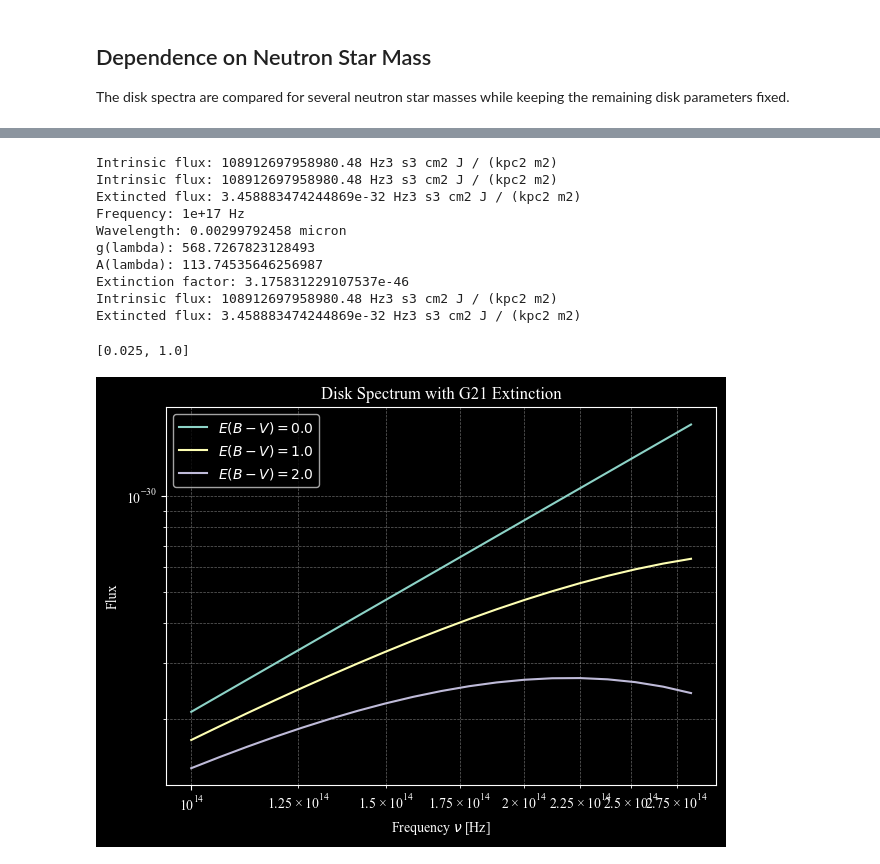
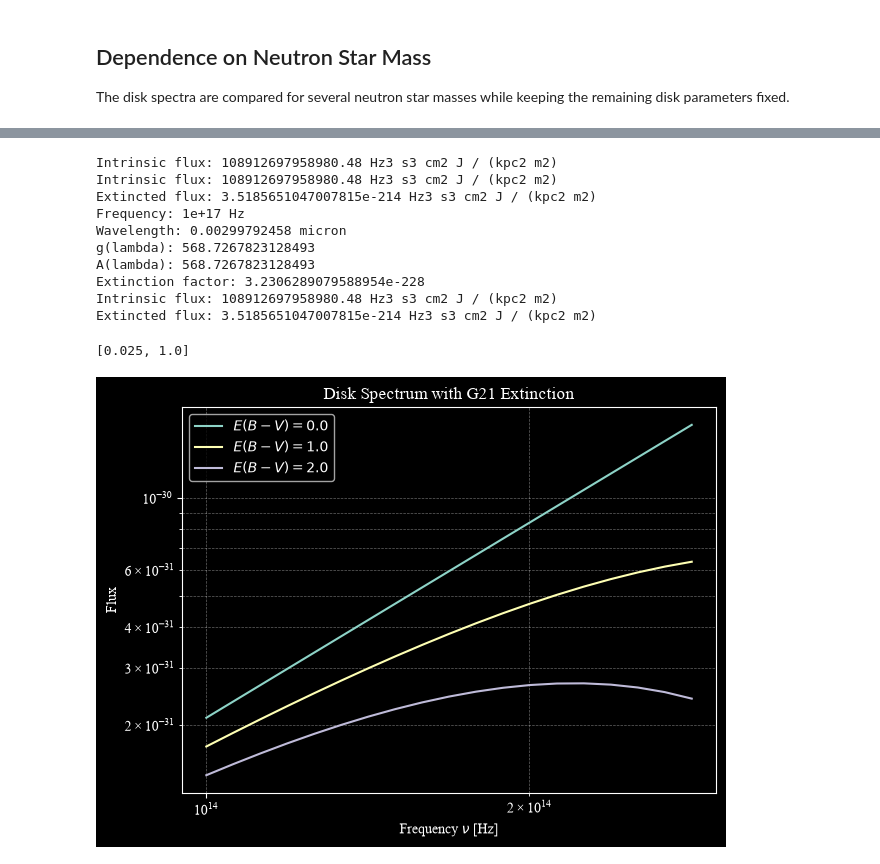
Before and after one commit to milanajberhe/Magnetars_Infrared, a Jupyter notebook: dust_extinction_disk_model.ipynb, the cells around one changed output, grey strips where cells are left out. Drawn from its saved outputs; the diff is of its cells as text; code cells hidden in the pictures.

```diff
--- a/dust_extinction_disk_model.ipynb
+++ b/dust_extinction_disk_model.ipynb
@@ -831,11 +828,11 @@ F_nu = disk_flux_nu(
 
 print("Intrinsic flux:", F_nu)
 
-E_BV = 0.2
+# E_BV = 0.2
 # E_BV = 0.0   # no extinction
 # E_BV = 0.1   # low extinction
 # E_BV = 0.5   # stronger extinction
-# E_BV = 1.0   # very strong extinction
+E_BV = 1.0   # very strong extinction
 
 F_nu_extincted = apply_extinction(
     F_nu,
@@ -863,14 +860,14 @@ print("Extincted flux:", F_nu_extincted)
 # %% [output]
 Intrinsic flux: 108912697958980.48 Hz3 s3 cm2 J / (kpc2 m2)
 Intrinsic flux: 108912697958980.48 Hz3 s3 cm2 J / (kpc2 m2)
-Extincted flux: 3.458883474244869e-32 Hz3 s3 cm2 J / (kpc2 m2)
+Extincted flux: 3.5185651047007815e-214 Hz3 s3 cm2 J / (kpc2 m2)
 Frequency: 1e+17 Hz
 Wavelength: 0.00299792458 micron
 g(lambda): 568.7267823128493
-A(lambda): 113.74535646256987
-Extinction factor: 3.175831229107537e-46
+A(lambda): 568.7267823128493
+Extinction factor: 3.2306289079588954e-228
 Intrinsic flux: 108912697958980.48 Hz3 s3 cm2 J / (kpc2 m2)
-Extincted flux: 3.458883474244869e-32 Hz3 s3 cm2 J / (kpc2 m2)
+Extincted flux: 3.5185651047007815e-214 Hz3 s3 cm2 J / (kpc2 m2)
 # %%
 #what range G21 accepts
 
@@ -881,9 +878,9 @@ print(G21.x_range)
 # Replotting the dust extinction
 
 #generate wavelengths between 1 to 32 microns within the correct range
-frequencies_q = np.asarray(frequencies) * u.Hz
+frequencies_model = frequencies * u.Hz
 
-wavelengths = frequencies_q.to(
+wavelengths_model = frequencies_model.to(
     u.micron,
     equivalencies=u.spectral()
 )
@@ -892,46 +889,46 @@ wavelengths = frequencies_q.to(
 
 # initialize the model before the mask
 ext = G21()
+Rv = 3.1 # use R_V = 3.1 to convert E(B-V) to A(v)
+E_BV = 1
+Av = Rv * E_BV
 
 # Select wavelengths within the G21 range: 1–40 microns
 lambda_min = (1 / ext.x_range[1]) * u.micron
 lambda_max = (1 / ext.x_range[0]) * u.micron
 
-mask = (
-    (wavelengths >= 1 * u.micron) &
-    (wavelengths <= 32 * u.micron) #do i use 40 pr 32?
+g21_mask = (
+    (wavelengths_model >= lambda_min) &
+    (wavelengths_model <= lambda_max)
     # the package said that it's for 1-32
 )
 
 # convert fluxes to an array
 fluxes = np.array(fluxes)
 
-frequencies_g21 = frequencies_q[mask]
-wavelengths_g21 = wavelengths[mask]
-fluxes_g21 = fluxes[mask]
-
-# use R_V = 3.1 to convert E(B-V) to A(v)
-Rv = 3.1
+frequencies_g21 = frequencies_model[g21_mask]
+wavelengths_g21 = wavelengths_model[g21_mask]
+fluxes_g21 = fluxes[g21_mask]
 
 # extinguished flux for different amounts of dust
 flux_ext_ebv0 = fluxes_g21*ext.extinguish(wavelengths_g21, Av=Rv * 0.0)
 flux_ext_ebv1 = fluxes_g21*ext.extinguish(wavelengths_g21, Av=Rv * 1.0)
 flux_ext_ebv2 = fluxes_g21*ext.extinguish(wavelengths_g21, Av=Rv * 2.0)
 
 #plot intrinsic and extinguished fluxes
 fig, ax = plt.subplots()
 
 plt.loglog(frequencies_g21, flux_ext_ebv0, label='$E(B-V) = 0.0$')
 plt.loglog(frequencies_g21, flux_ext_ebv1, label='$E(B-V) = 1.0$')
 plt.loglog(frequencies_g21, flux_ext_ebv2, label='$E(B-V) = 2.0$')
 
 plt.xlabel(r'Frequency $\nu$ [Hz]')
 plt.ylabel('Flux')
 plt.title("Disk Spectrum with G21 Extinction")
 
 plt.legend()
 plt.grid(True, which="both", ls="--", lw=0.5, alpha=0.4)
 plt.tight_layout()
 plt.show()
 # %% [output]
-[figure, old version]
+[figure, new version]
```
Also changed, not shown: parts of 9 cells of this notebook.
